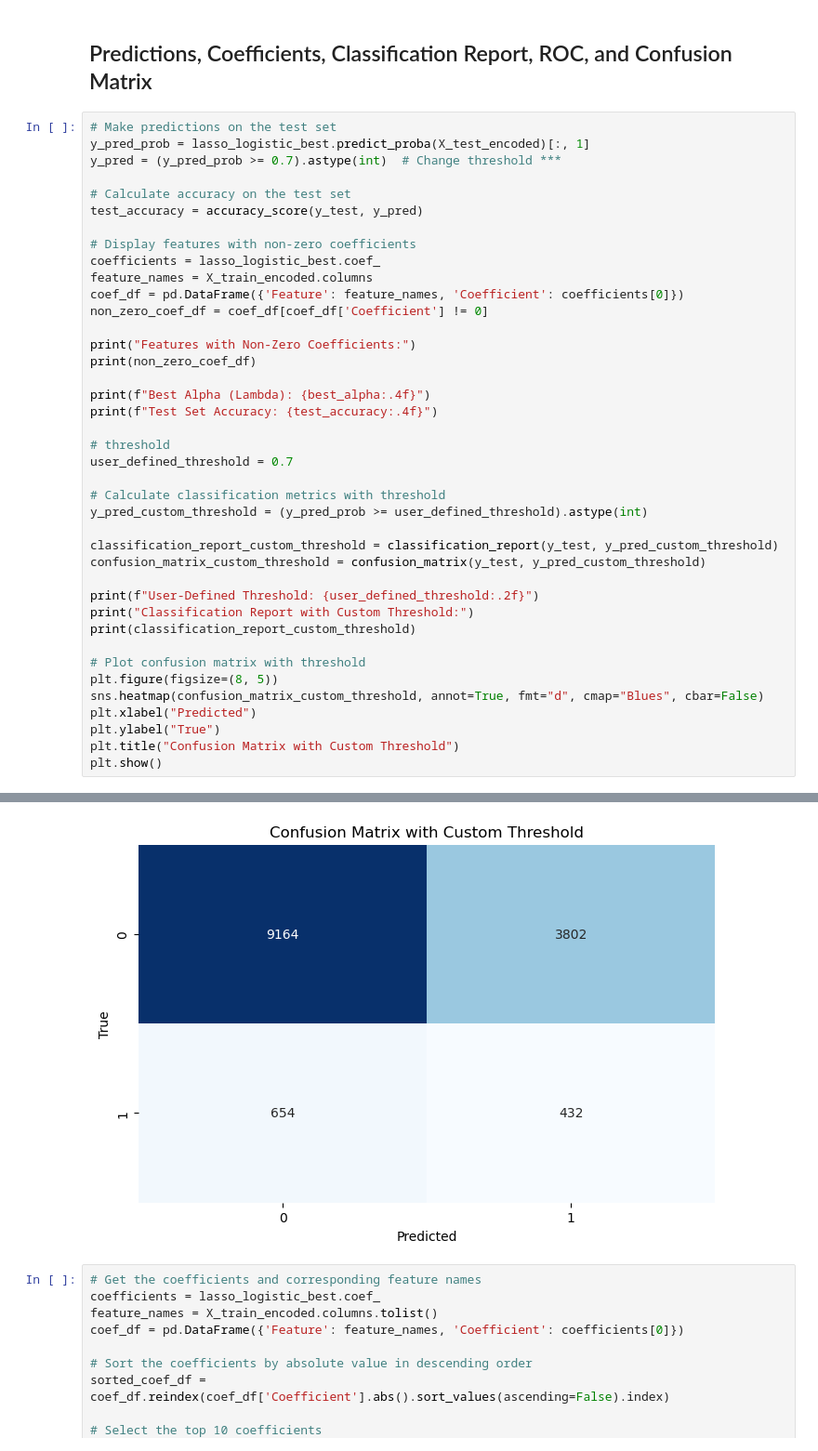
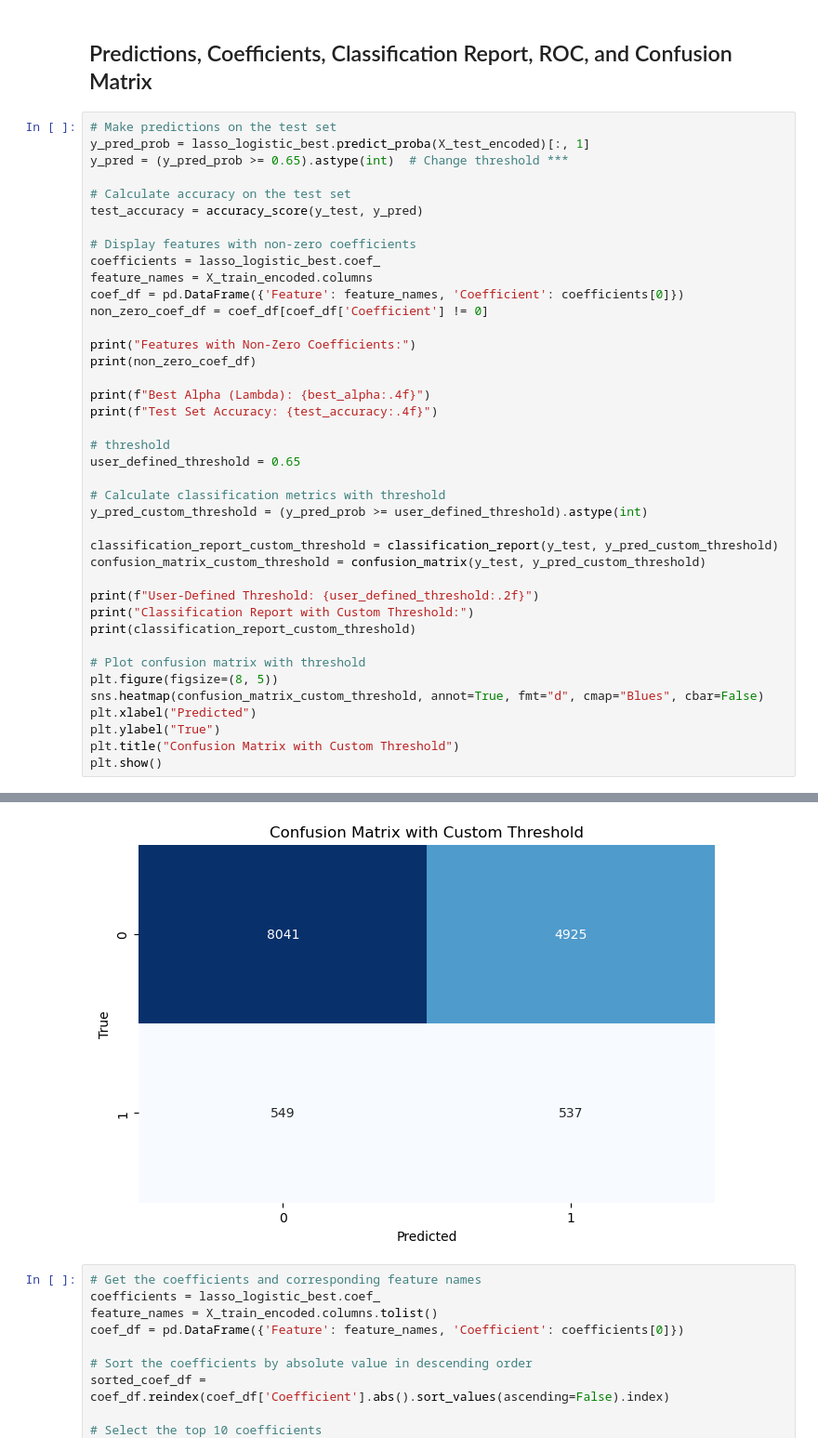
Before and after one commit to Mr-Chang95/Hospital-Readmittance-Classification, a Jupyter notebook: CaseStudy.ipynb, the cells around one changed output, grey strips where cells are left out. Shown at 93% size. Saved outputs shown, nothing was run; the diff lists cells and outputs as text.

```diff
--- a/CaseStudy.ipynb
+++ b/CaseStudy.ipynb
@@ -737,7 +737,7 @@ LogisticRegression(C=100.0, max_iter=10000, penalty='l1', random_state=12,
 # %%
 # Make predictions on the test set
 y_pred_prob = lasso_logistic_best.predict_proba(X_test_encoded)[:, 1]
-y_pred = (y_pred_prob >= 0.7).astype(int)  # Change threshold ***
+y_pred = (y_pred_prob >= 0.65).astype(int)  # Change threshold ***
 
 # Calculate accuracy on the test set
 test_accuracy = accuracy_score(y_test, y_pred)
@@ -755,7 +755,7 @@ print(f"Best Alpha (Lambda): {best_alpha:.4f}")
 print(f"Test Set Accuracy: {test_accuracy:.4f}")
 
 # threshold
-user_defined_threshold = 0.7
+user_defined_threshold = 0.65
 
 # Calculate classification metrics with threshold
 y_pred_custom_threshold = (y_pred_prob >= user_defined_threshold).astype(int)
@@ -795,4 +795,4 @@ weighted avg       0.87      0.68      0.75     14052
-[figure, old version]
+[figure, new version]
 # %%
 # Get the coefficients and corresponding feature names
 coefficients = lasso_logistic_best.coef_
```
Also changed, not shown: parts of 15 cells of this notebook.
